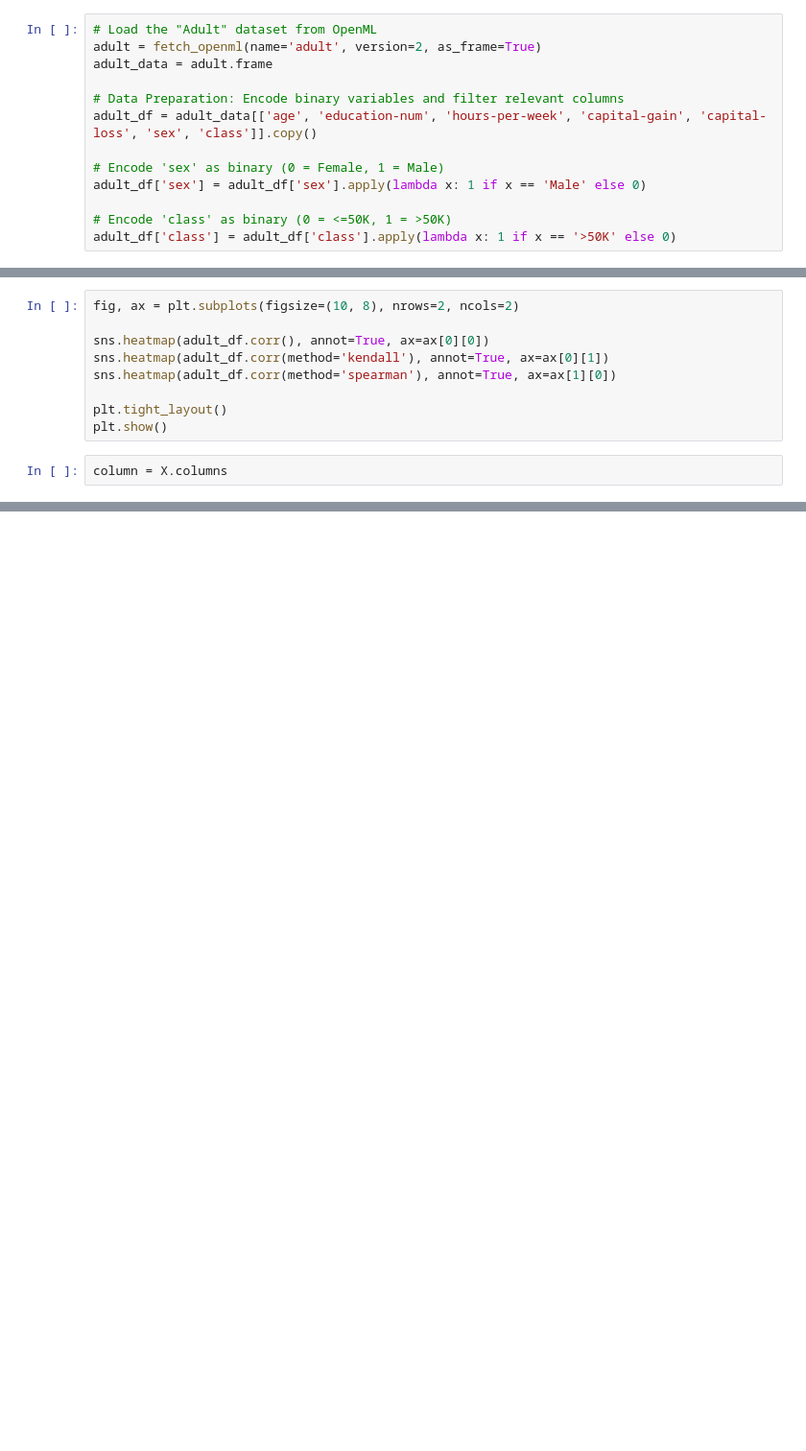
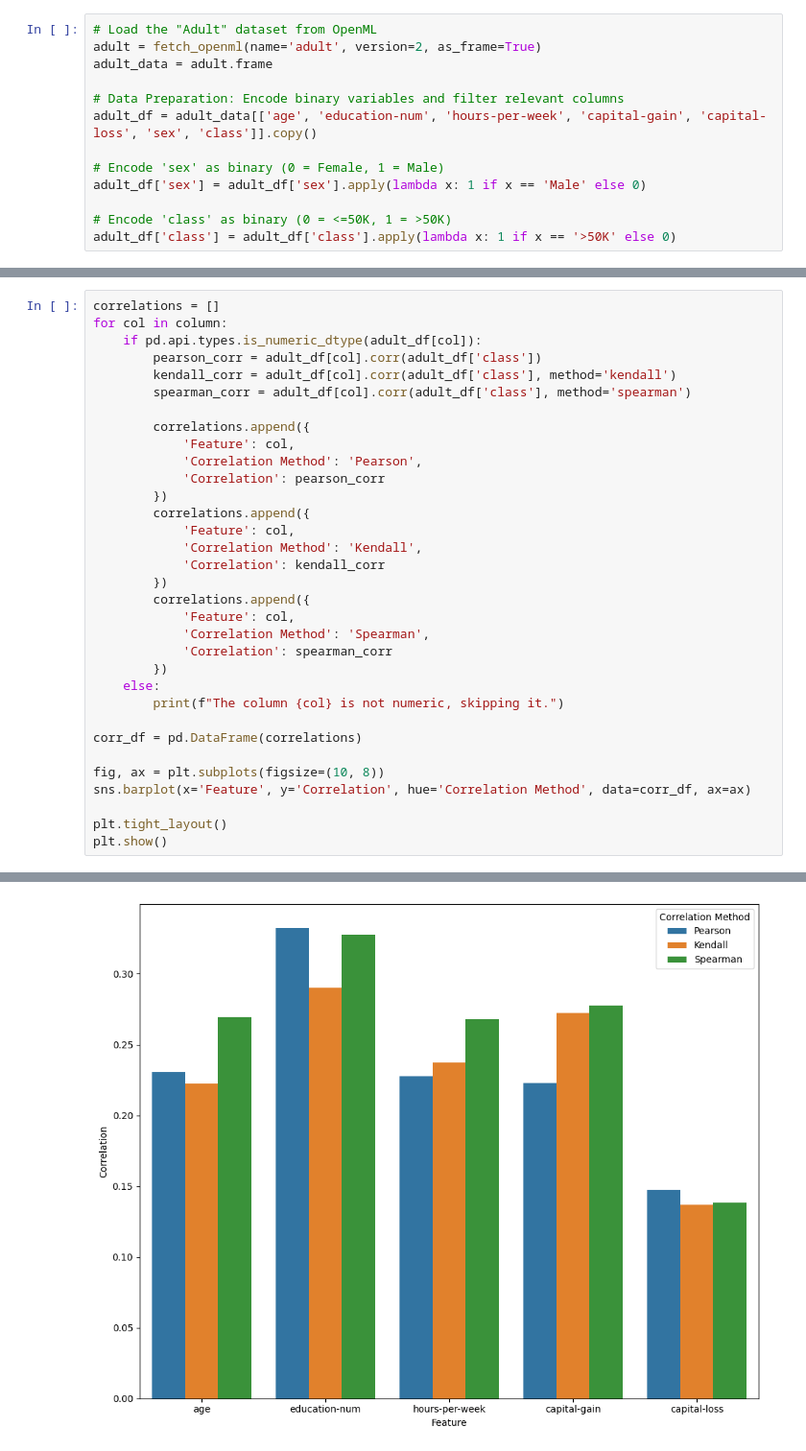
Before and after one commit to UznetDev/Data-science-home-work, a Jupyter notebook: 02_Okt_2024.ipynb, the cells around one changed output, grey strips where cells are left out. Shown at 96% size. Saved outputs shown, nothing was run; the diff lists cells and outputs as text; blank space fills up the shorter version.

```diff
--- a/02_Okt_2024.ipynb
+++ b/02_Okt_2024.ipynb
@@ -30,11 +38,34 @@ X = adult_df.drop('class', axis=1)
-# %%
-fig, ax = plt.subplots(figsize=(10, 8), nrows=2, ncols=2)
-
-sns.heatmap(adult_df.corr(), annot=True, ax=ax[0][0])
-sns.heatmap(adult_df.corr(method='kendall'), annot=True, ax=ax[0][1])
-sns.heatmap(adult_df.corr(method='spearman'), annot=True, ax=ax[1][0])
-
-plt.tight_layout()
-plt.show()
-# %%
-column = X.columns
+# %%
+correlations = []
+for col in column:
+    if pd.api.types.is_numeric_dtype(adult_df[col]):
+        pearson_corr = adult_df[col].corr(adult_df['class'])
+        kendall_corr = adult_df[col].corr(adult_df['class'], method='kendall')
+        spearman_corr = adult_df[col].corr(adult_df['class'], method='spearman')
+
+        correlations.append({
+            'Feature': col,
+            'Correlation Method': 'Pearson',
+            'Correlation': pearson_corr
+        })
+        correlations.append({
+            'Feature': col,
+            'Correlation Method': 'Kendall',
+            'Correlation': kendall_corr
+        })
+        correlations.append({
+            'Feature': col,
+            'Correlation Method': 'Spearman',
+            'Correlation': spearman_corr
+        })
+    else:
+        print(f"The column {col} is not numeric, skipping it.")
+
+corr_df = pd.DataFrame(correlations)
+
+fig, ax = plt.subplots(figsize=(10, 8))
+sns.barplot(x='Feature', y='Correlation', hue='Correlation Method', data=corr_df, ax=ax)
+
+plt.tight_layout()
+plt.show()
+# %% [output]
@@ -41 +80,2 @@ column = X.columns
+[figure, added]
 # %%
```
Also changed, not shown: parts of 11 cells of this notebook.
